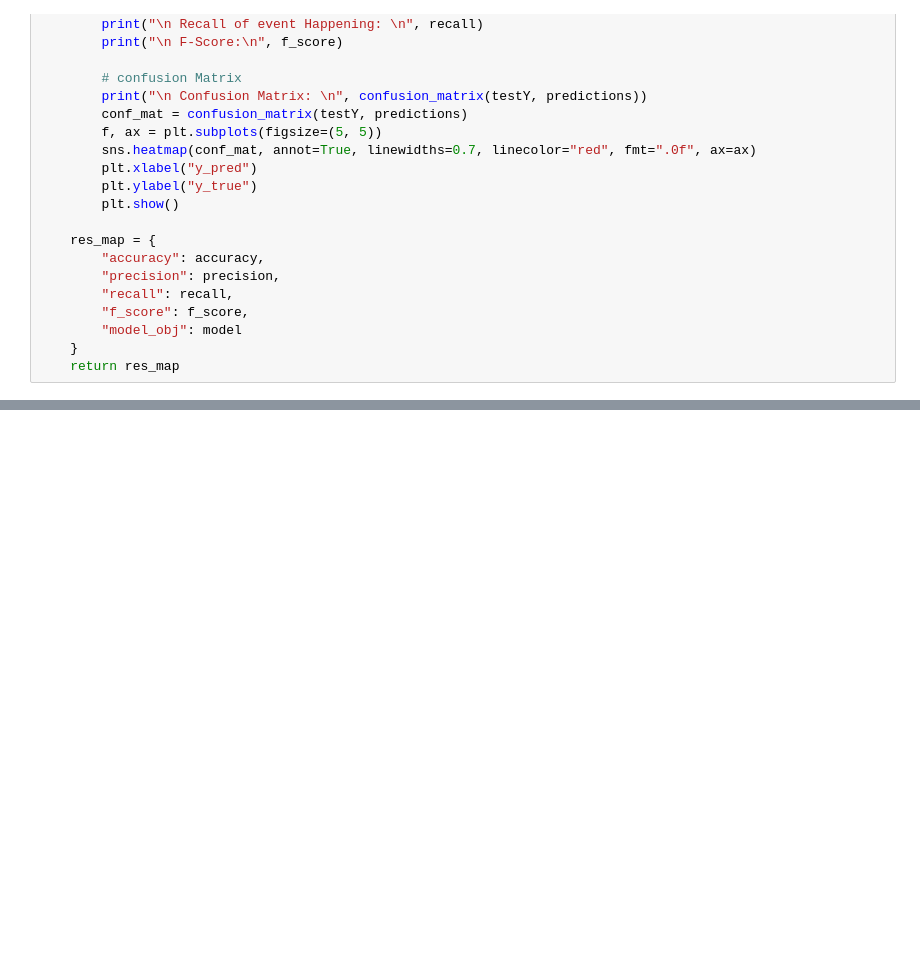
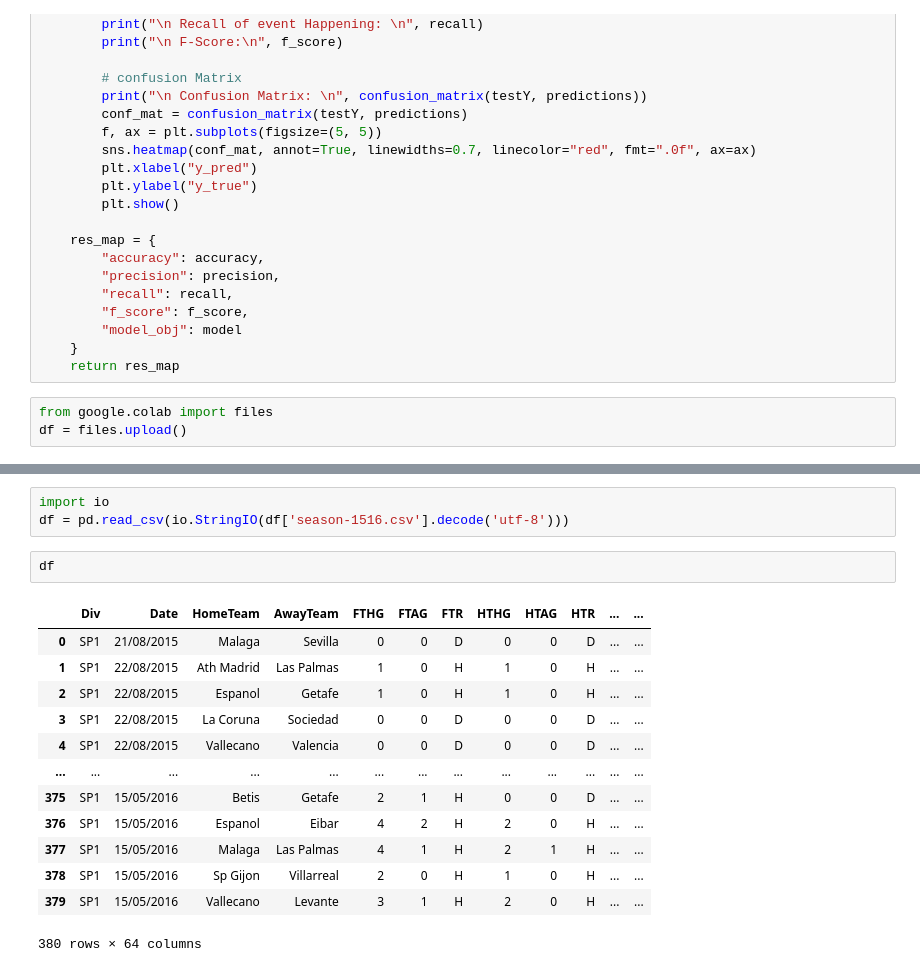
Before and after one commit to de218031/Python, a Jupyter notebook: Welcome_To_Colab.ipynb, the cells around one changed output, grey strips where cells are left out. Saved outputs shown, nothing was run; the diff lists cells and outputs as text; blank space fills up the shorter version.

```diff
--- a/Welcome_To_Colab.ipynb
+++ b/Welcome_To_Colab.ipynb
@@ -109,3 +109,6 @@ def validationmetrics(model, testX, testY, verbose=True):
         "model_obj": model
     }
     return res_map
+# %%
+from google.colab import files
+df = files.upload()
@@ -111,0 +118,19 @@ def validationmetrics(model, testX, testY, verbose=True):
+# %%
+import io
+df = pd.read_csv(io.StringIO(df['season-1516.csv'].decode('utf-8')))
+# %%
+df
+# %% [output]
+|  | Div | Date | HomeTeam | AwayTeam | FTHG | FTAG | FTR | HTHG | HTAG | HTR | ... | ... |
+| 0 | SP1 | 21/08/2015 | Malaga | Sevilla | 0 | 0 | D | 0 | 0 | D | ... | ... |
+| 1 | SP1 | 22/08/2015 | Ath Madrid | Las Palmas | 1 | 0 | H | 1 | 0 | H | ... | ... |
+| 2 | SP1 | 22/08/2015 | Espanol | Getafe | 1 | 0 | H | 1 | 0 | H | ... | ... |
+| 3 | SP1 | 22/08/2015 | La Coruna | Sociedad | 0 | 0 | D | 0 | 0 | D | ... | ... |
+| 4 | SP1 | 22/08/2015 | Vallecano | Valencia | 0 | 0 | D | 0 | 0 | D | ... | ... |
+| ... | ... | ... | ... | ... | ... | ... | ... | ... | ... | ... | ... | ... |
+| 375 | SP1 | 15/05/2016 | Betis | Getafe | 2 | 1 | H | 0 | 0 | D | ... | ... |
+| 376 | SP1 | 15/05/2016 | Espanol | Eibar | 4 | 2 | H | 2 | 0 | H | ... | ... |
+| 377 | SP1 | 15/05/2016 | Malaga | Las Palmas | 4 | 1 | H | 2 | 1 | H | ... | ... |
+| 378 | SP1 | 15/05/2016 | Sp Gijon | Villarreal | 2 | 0 | H | 1 | 0 | H | ... | ... |
+| 379 | SP1 | 15/05/2016 | Vallecano | Levante | 3 | 1 | H | 2 | 0 | H | ... | ... |
+380 rows × 64 columns
```
Also changed, not shown: parts of 1 cell of this notebook.
